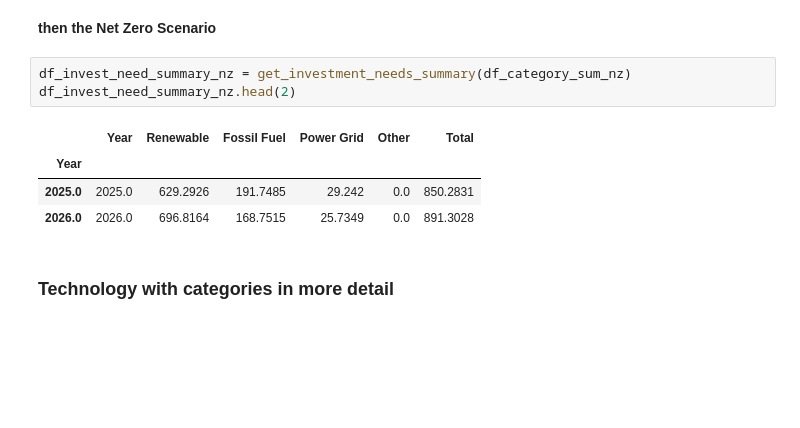
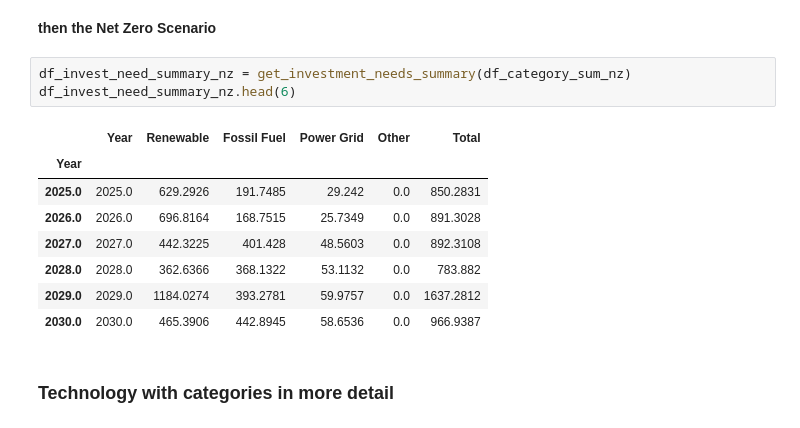
Before and after one commit to MINFinModel/minfin-py-public-release, a Jupyter notebook: minfin_notebook.ipynb, the cells around one changed output. Cells and saved outputs as stored; diff of their text form; blank space fills up the shorter version.

```diff
--- a/minfin_notebook.ipynb
+++ b/minfin_notebook.ipynb
@@ -500,12 +509,16 @@ df_invest_need_summary_lc.head(2)
 **then the Net Zero Scenario**
 # %%
 df_invest_need_summary_nz = get_investment_needs_summary(df_category_sum_nz)
-df_invest_need_summary_nz.head(2)
+df_invest_need_summary_nz.head(6)
 # %% [output]
 |  | Year | Renewable | Fossil Fuel | Power Grid | Other | Total |
 | Year |  |  |  |  |  |  |
 | 2025.0 | 2025.0 | 629.2926 | 191.7485 | 29.242 | 0.0 | 850.2831 |
 | 2026.0 | 2026.0 | 696.8164 | 168.7515 | 25.7349 | 0.0 | 891.3028 |
+| 2027.0 | 2027.0 | 442.3225 | 401.428 | 48.5603 | 0.0 | 892.3108 |
+| 2028.0 | 2028.0 | 362.6366 | 368.1322 | 53.1132 | 0.0 | 783.882 |
+| 2029.0 | 2029.0 | 1184.0274 | 393.2781 | 59.9757 | 0.0 | 1637.2812 |
+| 2030.0 | 2030.0 | 465.3906 | 442.8945 | 58.6536 | 0.0 | 966.9387 |
 # %% [markdown]
 ### Technology with categories in more detail
 # %%
```
Also changed, not shown: parts of 26 cells of this notebook, 32 other files.
